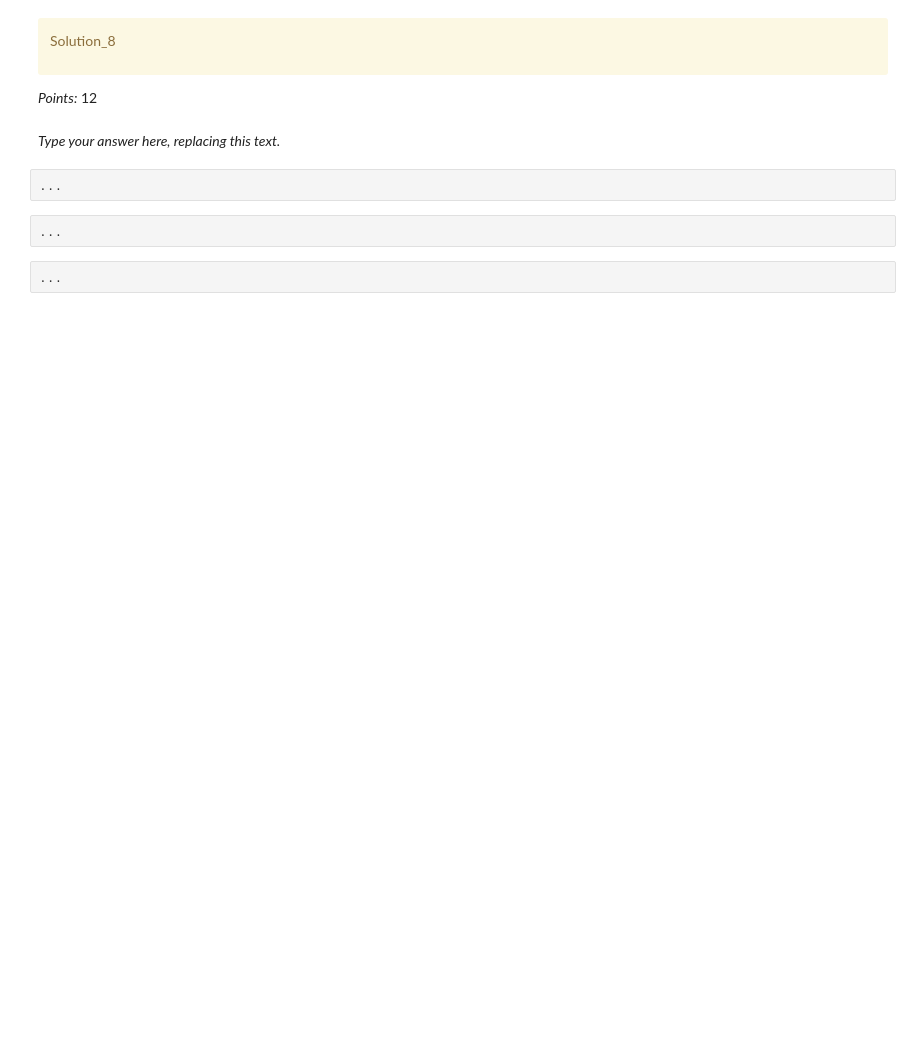
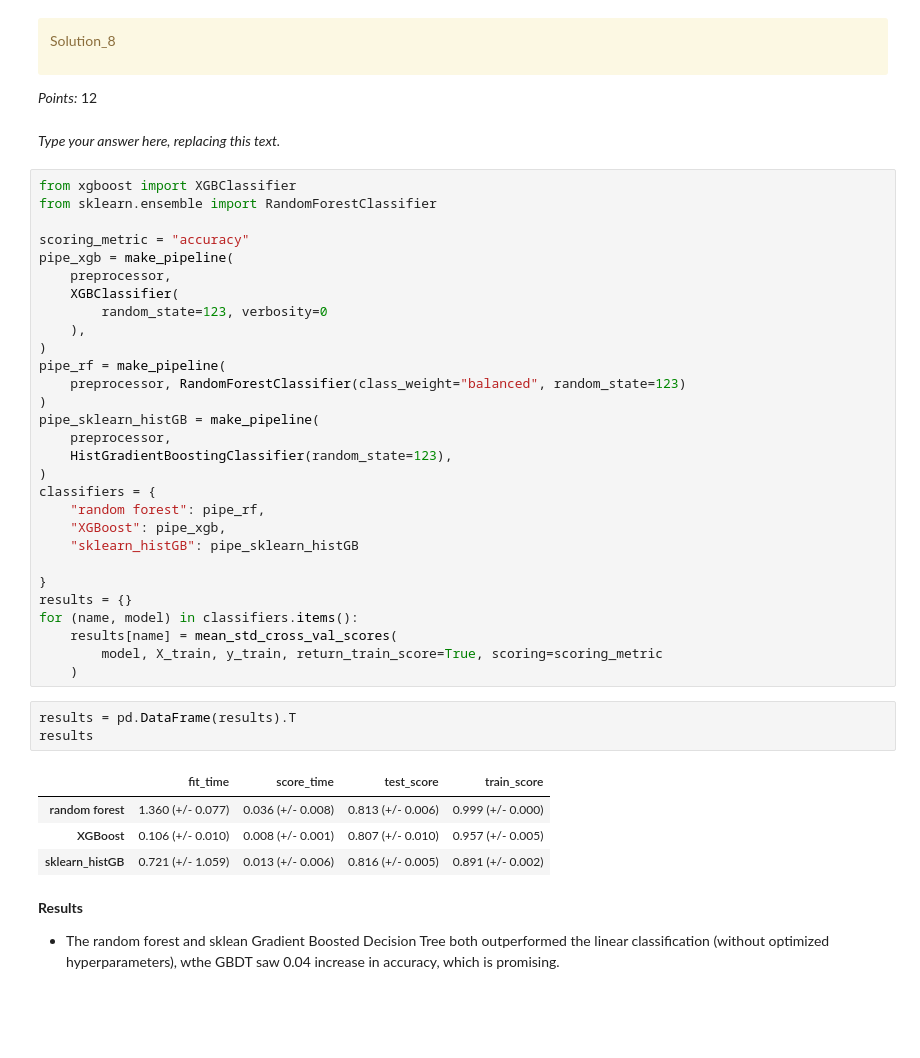
Before and after one commit to fisher-mw/CPSC-330-Project, a Jupyter notebook: hw5.ipynb, the cells around one changed output. Cells and saved outputs as stored; diff of their text form; blank space fills up the shorter version.

```diff
--- a/hw5.ipynb
+++ b/hw5.ipynb
@@ -486,12 +614,46 @@ Solution_8
 _Points:_ 12
 # %% [markdown]
 _Type your answer here, replacing this text._
-# %%
-...
-# %%
-...
-# %%
-...
+# %%
+from xgboost import XGBClassifier
+from sklearn.ensemble import RandomForestClassifier
+
+scoring_metric = "accuracy"
+pipe_xgb = make_pipeline(
+    preprocessor,
+    XGBClassifier(
+        random_state=123, verbosity=0
+    ),
+)
+pipe_rf = make_pipeline(
+    preprocessor, RandomForestClassifier(class_weight="balanced", random_state=123)
+)
+pipe_sklearn_histGB = make_pipeline(
+    preprocessor,
+    HistGradientBoostingClassifier(random_state=123),
+)
+classifiers = {
+    "random forest": pipe_rf,
+    "XGBoost": pipe_xgb,
+    "sklearn_histGB": pipe_sklearn_histGB
+
+}
+results = {}
+for (name, model) in classifiers.items():
+    results[name] = mean_std_cross_val_scores(
+        model, X_train, y_train, return_train_score=True, scoring=scoring_metric
+    )
+# %%
+results = pd.DataFrame(results).T
+results
+# %% [output]
+|  | fit_time | score_time | test_score | train_score |
+| random forest | 1.360 (+/- 0.077) | 0.036 (+/- 0.008) | 0.813 (+/- 0.006) | 0.999 (+/- 0.000) |
+| XGBoost | 0.106 (+/- 0.010) | 0.008 (+/- 0.001) | 0.807 (+/- 0.010) | 0.957 (+/- 0.005) |
+| sklearn_histGB | 0.721 (+/- 1.059) | 0.013 (+/- 0.006) | 0.816 (+/- 0.005) | 0.891 (+/- 0.002) |
+# %% [markdown]
+**Results**
+- The random forest and sklean Gradient Boosted Decision Tree both outperformed the linear classification (without optimized hyperparameters), wthe GBDT saw 0.04 increase in accuracy, which is promising.
 # %% [markdown]
 <!-- END QUESTION -->
 
```
Also changed, not shown: parts of 69 cells of this notebook, 1 other file.
